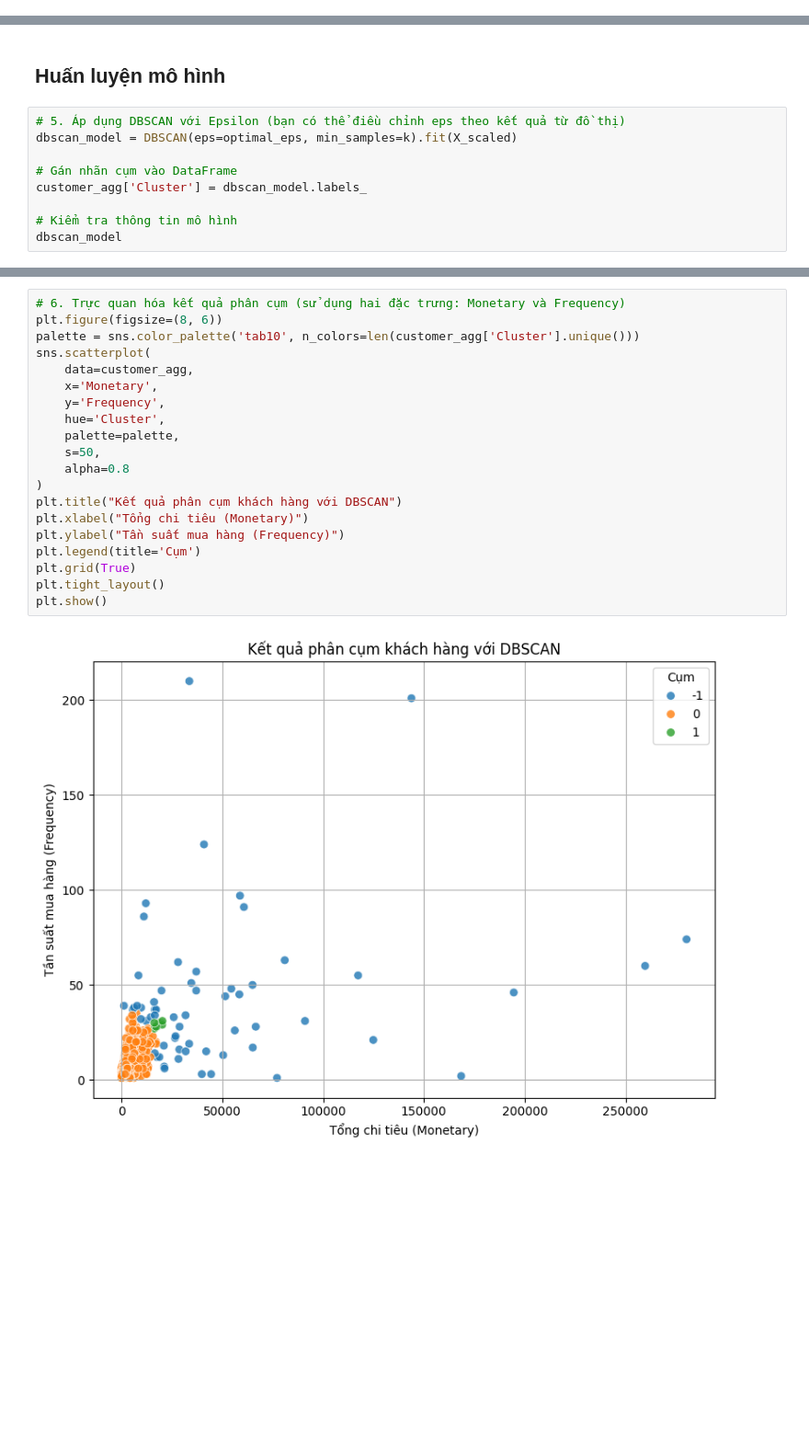
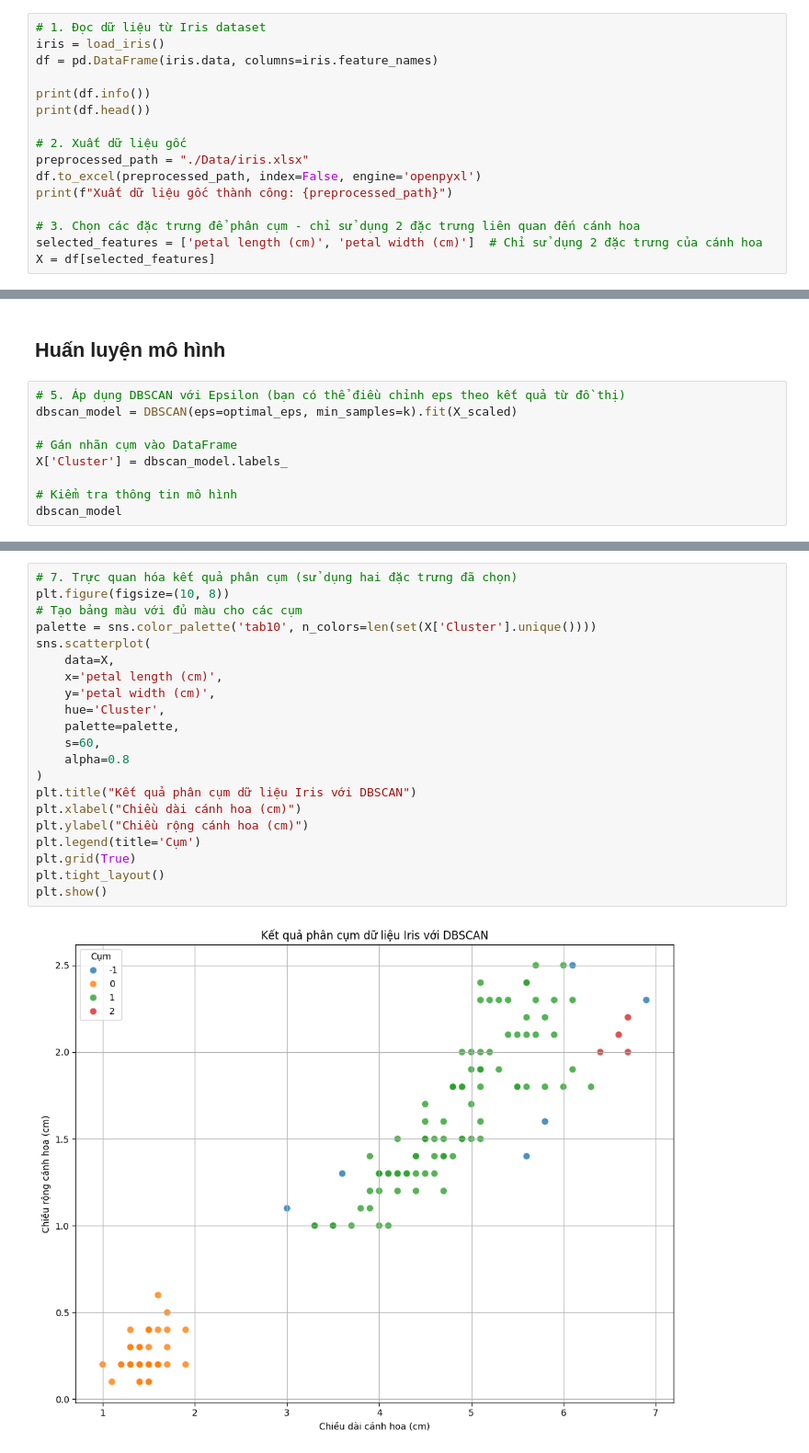
Before and after one commit to AriTannia/KPDL, a Jupyter notebook: Chuong4.ipynb, the cells around one changed output, grey strips where cells are left out. Shown at 92% size. Saved outputs shown, nothing was run; the diff lists cells and outputs as text; blank space fills up the shorter version.

Commit message:
Tan fix about dataset to iris.xlsx

```diff
--- a/Chuong4.ipynb
+++ b/Chuong4.ipynb
@@ -66,0 +17,16 @@ None
+# %%
+# 1. Đọc dữ liệu từ Iris dataset
+iris = load_iris()
+df = pd.DataFrame(iris.data, columns=iris.feature_names)
+
+print(df.info())
+print(df.head())
+
+# 2. Xuất dữ liệu gốc
+preprocessed_path = "./Data/iris.xlsx"
+df.to_excel(preprocessed_path, index=False, engine='openpyxl')
+print(f"Xuất dữ liệu gốc thành công: {preprocessed_path}")
+
+# 3. Chọn các đặc trưng để phân cụm - chỉ sử dụng 2 đặc trưng liên quan đến cánh hoa
+selected_features = ['petal length (cm)', 'petal width (cm)']  # Chỉ sử dụng 2 đặc trưng của cánh hoa
+X = df[selected_features]
@@ -138,7 +126,7 @@ print(f"✅ Giá trị Epsilon tối ưu được xác định là: {round(optim
 dbscan_model = DBSCAN(eps=optimal_eps, min_samples=k).fit(X_scaled)
 
 # Gán nhãn cụm vào DataFrame
-customer_agg['Cluster'] = dbscan_model.labels_
+X['Cluster'] = dbscan_model.labels_
 
 # Kiểm tra thông tin mô hình
 dbscan_model
@@ -147,22 +142,23 @@ DBSCAN(eps=np.float64(0.30993468792001894), min_samples=4)
 # %%
-# 6. Trực quan hóa kết quả phân cụm (sử dụng hai đặc trưng: Monetary và Frequency)
-plt.figure(figsize=(8, 6))
-palette = sns.color_palette('tab10', n_colors=len(customer_agg['Cluster'].unique()))
+# 7. Trực quan hóa kết quả phân cụm (sử dụng hai đặc trưng đã chọn)
+plt.figure(figsize=(10, 8))
+# Tạo bảng màu với đủ màu cho các cụm
+palette = sns.color_palette('tab10', n_colors=len(set(X['Cluster'].unique())))
 sns.scatterplot(
-    data=customer_agg,
-    x='Monetary',
-    y='Frequency',
+    data=X,
+    x='petal length (cm)',
+    y='petal width (cm)',
     hue='Cluster',
     palette=palette,
-    s=50,
+    s=60,
     alpha=0.8
 )
-plt.title("Kết quả phân cụm khách hàng với DBSCAN")
-plt.xlabel("Tổng chi tiêu (Monetary)")
-plt.ylabel("Tần suất mua hàng (Frequency)")
+plt.title("Kết quả phân cụm dữ liệu Iris với DBSCAN")
+plt.xlabel("Chiều dài cánh hoa (cm)")
+plt.ylabel("Chiều rộng cánh hoa (cm)")
 plt.legend(title='Cụm')
 plt.grid(True)
 plt.tight_layout()
 plt.show()
 # %% [output]
-[figure, old version]
+[figure, new version]
```
Also changed, not shown: parts of 37 cells of this notebook, 9 other files.
